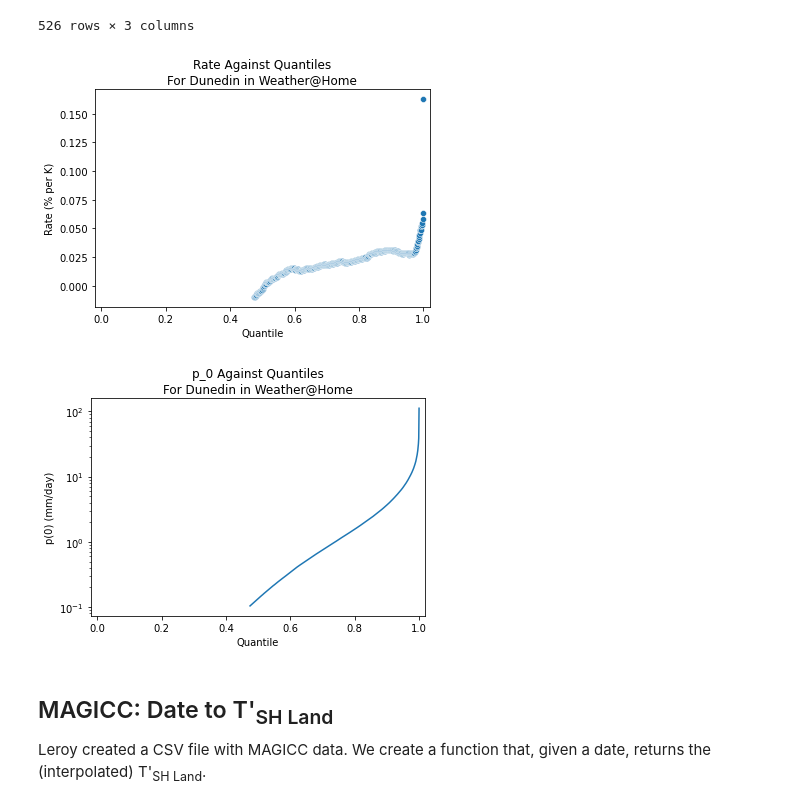
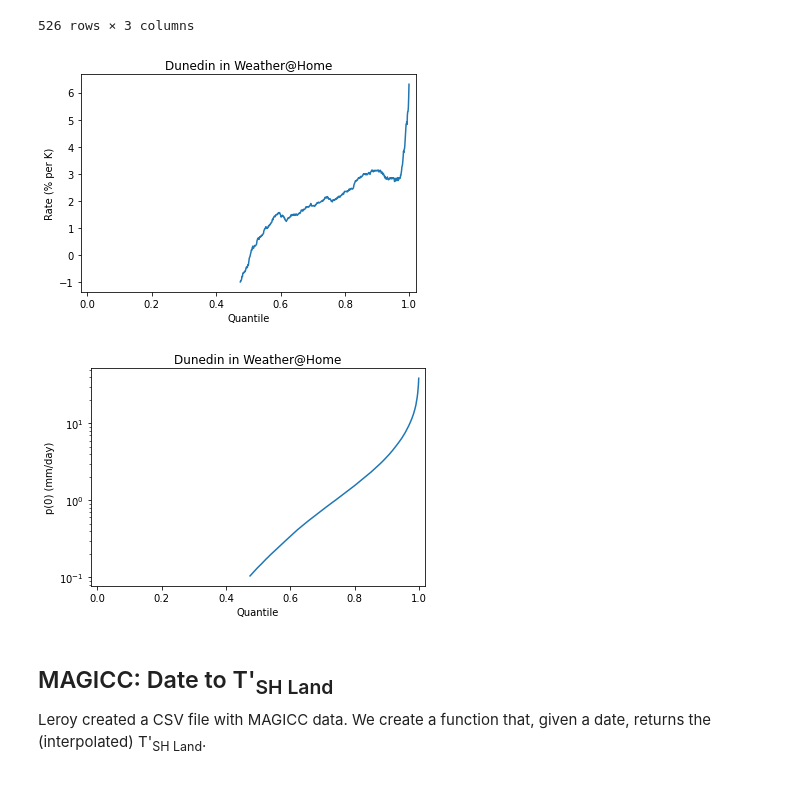
Before and after one commit to bodekerscientific/SPG, a Jupyter notebook: notebooks/make-non-stationary.ipynb, the cells around one changed output. Saved outputs shown, nothing was run; the diff lists cells and outputs as text; code cells hidden in the pictures.

Commit message:
Final version for paper.  Removed last point of quantile plots.

```diff
--- a/notebooks/make-non-stationary.ipynb
+++ b/notebooks/make-non-stationary.ipynb
@@ -227,34 +227,34 @@ interpolate_rate = interp1d(
 )
 # %%
 ax = sns.lineplot(
-    x=df["quantile"],
-    y=df["rate"]
+    x=df["quantile"][:-1],
+    y=df["rate"][:-1]*100
 )
-ax.set_title(f"Rate Against Quantiles\nFor {location.title()} in Weather@Home")
+ax.set_title(f"{location.title()} in Weather@Home")
 x_margin=0.02
 ax.set_xlim(0-x_margin,1+x_margin)
 ax.set_ylabel("Rate (% per K)")
 ax.set_xlabel("Quantile")
 
-plt.savefig(f"weather-at-home-{location}-rate-against-quantiles.pdf", bbox_inches="tight")
+plt.savefig(f"weather-at-home-{location}-rate-against-quantiles.png", bbox_inches="tight", dpi=300)
 None # don't return a value
 # %% [output]
-[figure, old version]
+[figure, new version]
 # %%
 ax = sns.lineplot(
-    x=df["quantile"],
-    y=df["p_zero"]
+    x=df["quantile"][:-1],
+    y=df["p_zero"][:-1]
 )
-ax.set_title(f"p_0 Against Quantiles\nFor {location.title()} in Weather@Home")
+ax.set_title(f"{location.title()} in Weather@Home")
 ax.set_yscale("log")
 ax.set_xlim(0-x_margin,1+x_margin)
 ax.set_ylabel("p(0) (mm/day)")
 ax.set_xlabel("Quantile")
 
-plt.savefig(f"weather-at-home-{location}-pzero-against-quantiles.pdf", bbox_inches="tight")
+plt.savefig(f"weather-at-home-{location}-pzero-against-quantiles.png", bbox_inches="tight", dpi=300)
 None # don't return a value
 # %% [output]
-[figure, old version]
+[figure, new version]
 # %% [markdown]
 ## MAGICC: Date to T'<sub>SH Land</sub>
 
```
Also changed, not shown: parts of 2 cells of this notebook.
